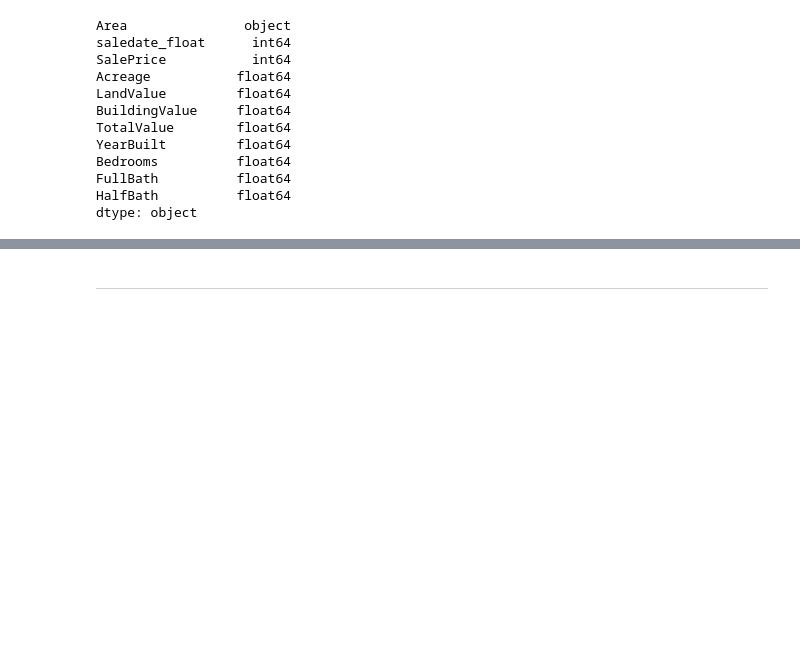
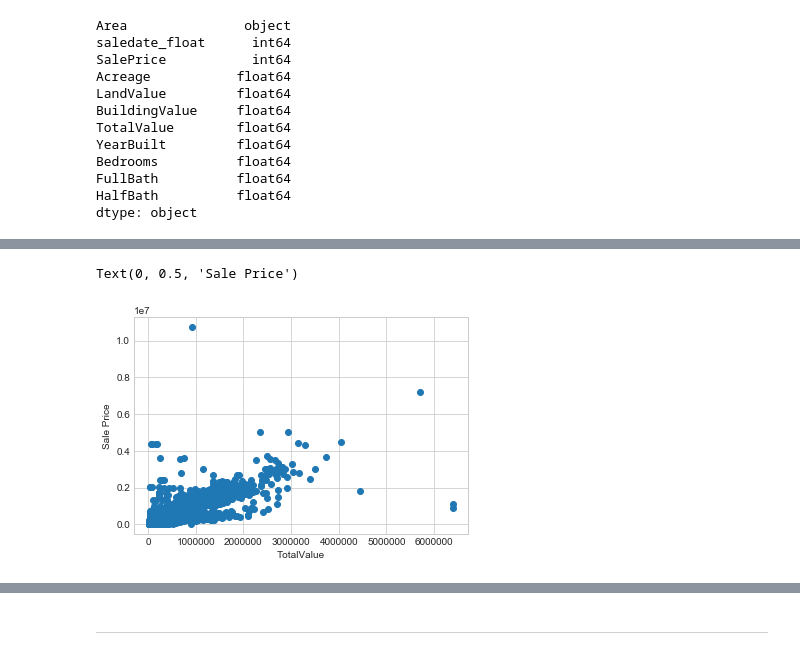
Before and after one commit to RoyalVee/Nashville-Housing-Data---Data-Cleaning-Project, a Jupyter notebook: Prediction Scrpt.ipynb, the cells around one changed output, grey strips where cells are left out. Cells and saved outputs as stored; diff of their text form; code cells hidden in the pictures; blank space fills up the shorter version.

```diff
--- a/Prediction Scrpt.ipynb
+++ b/Prediction Scrpt.ipynb
@@ -294,0 +328,8 @@ with open("nash_main.pkl", "wb") as file:
+# %%
+# Saleprice against Total Value
+plt.scatter(nash_main[["TotalValue"]], nash_main[["SalePrice"]])
+plt.xlabel("TotalValue")
+plt.ylabel("Sale Price")
+# %% [output]
+Text(0, 0.5, 'Sale Price')
+[figure, added]
```
Also changed, not shown: parts of 10 cells of this notebook.
